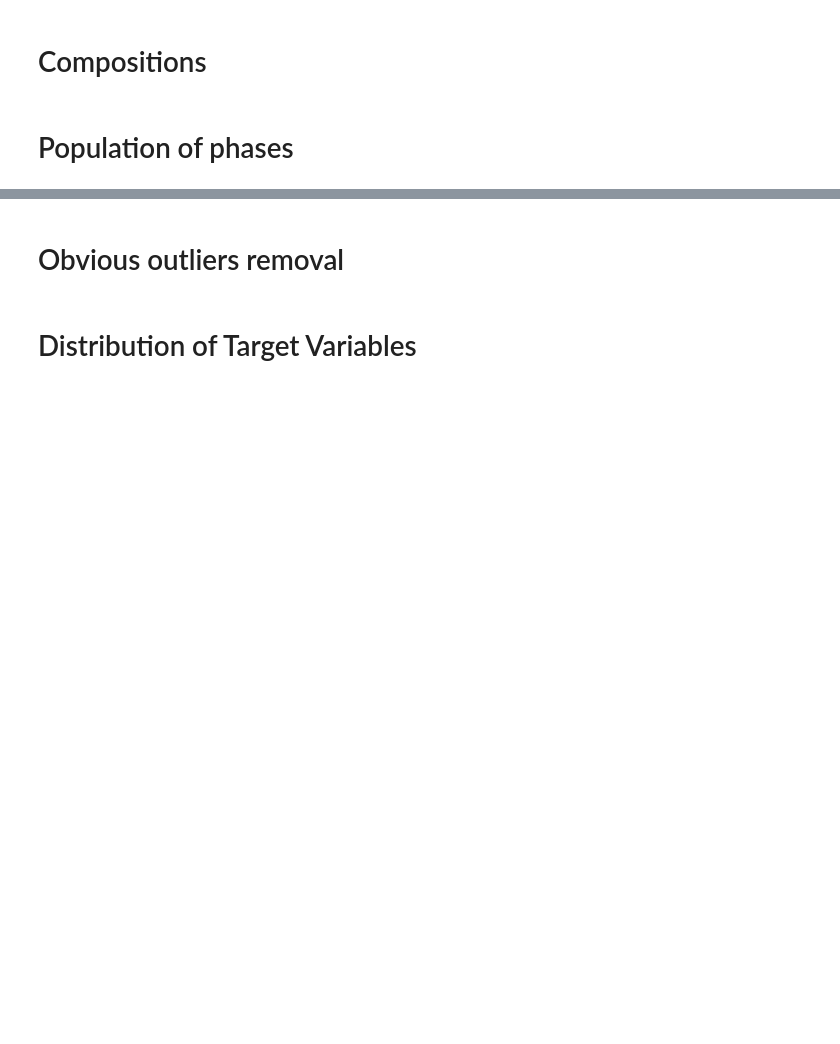
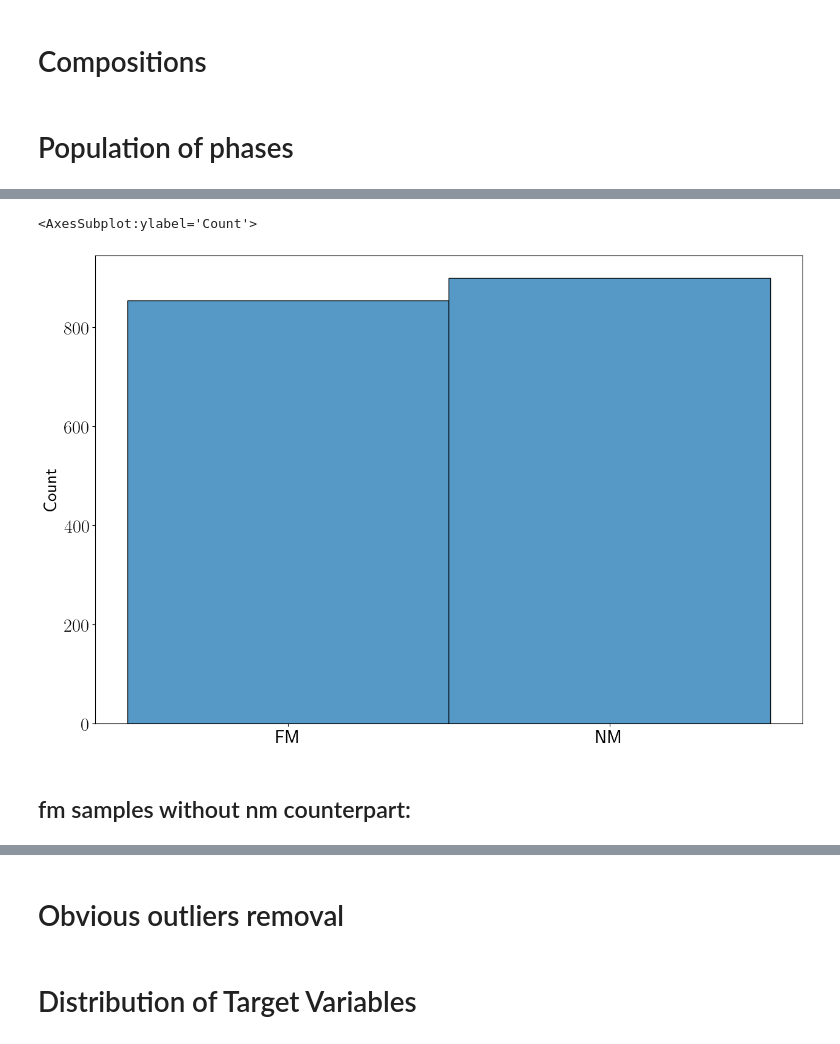
Before and after one commit to AIIMProject/MLFeMoTCPs, a Jupyter notebook: 02_CharacterizeDataset.ipynb, the cells around one changed output, grey strips where cells are left out. Saved outputs shown, nothing was run; the diff lists cells and outputs as text; code cells hidden in the pictures; blank space fills up the shorter version.

```diff
--- a/02_CharacterizeDataset.ipynb
+++ b/02_CharacterizeDataset.ipynb
@@ -20,6 +14,7 @@ dataset = 'Cr-Co-W'#'Fe-Mo/'
 # %%
 BSfile = os.path.join(dataset,'CuratedParsedBriefSummary.pkl' )
 BS = pd.read_pickle(BSfile)
+Features = Featurizer(BS)
 # %% [markdown]
 # Compositions
 # %% [markdown]
@@ -32,0 +28,5 @@ sns.histplot(x = BS['Phase'], ax=ax)
+# %%
+sns.histplot(x = Features.Mag)
+# %% [output]
+<AxesSubplot:ylabel='Count'>
+[figure, added]
@@ -32,0 +41,2 @@ sns.histplot(x = BS['Phase'], ax=ax)
+# %% [markdown]
+## fm samples without nm counterpart:
```
Also changed, not shown: parts of 20 cells of this notebook, 6 other files.
